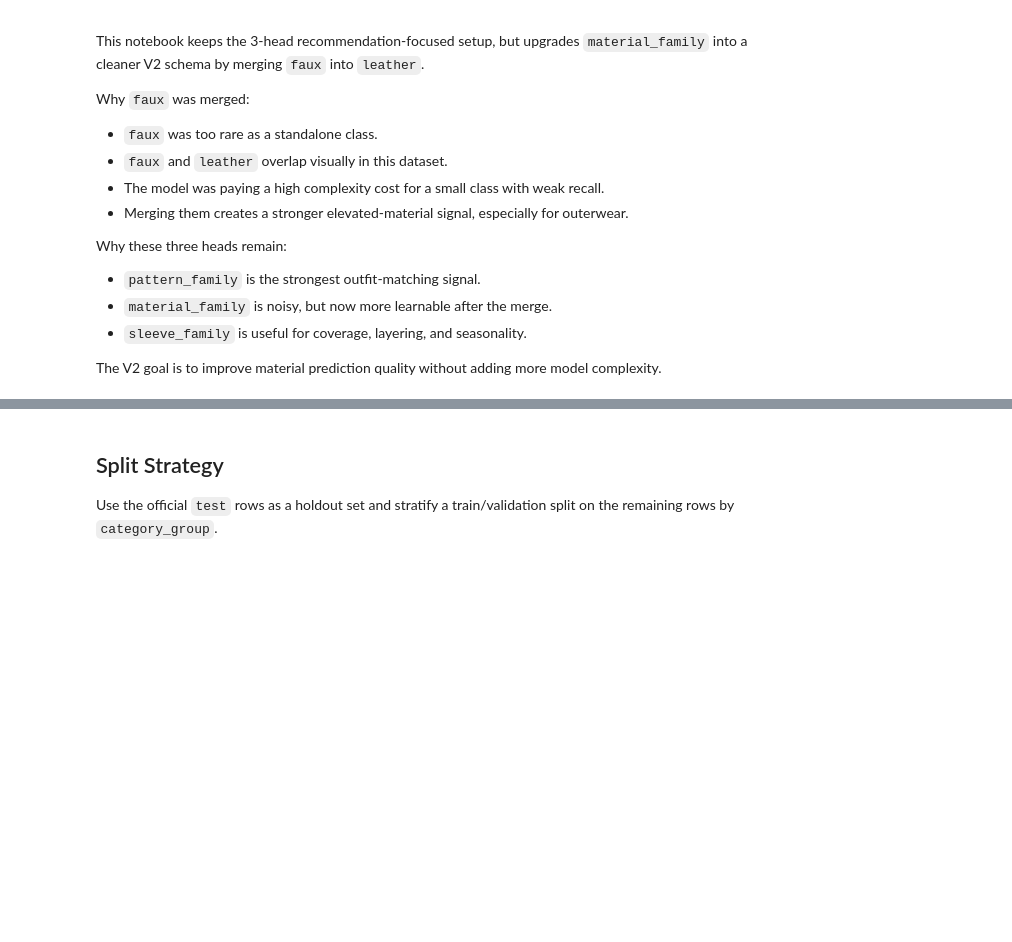
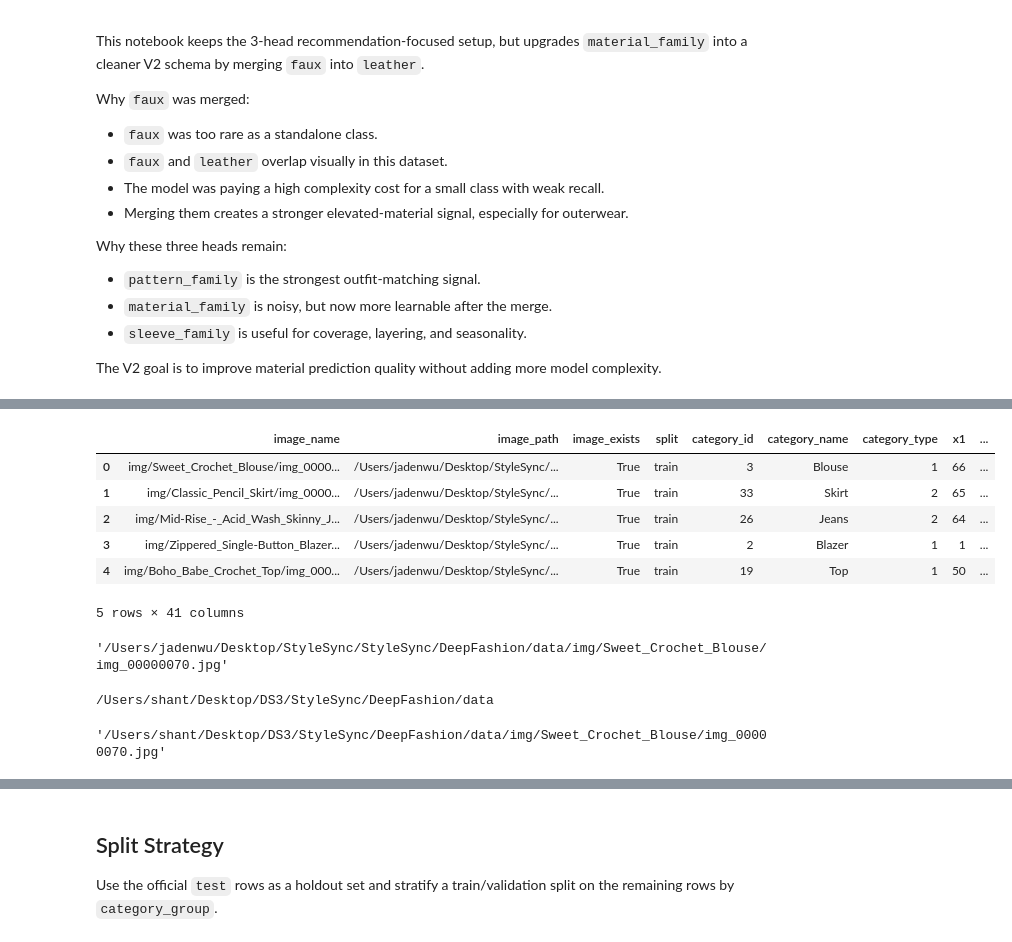
Before and after one commit to manasamaddi1/StyleSync, a Jupyter notebook: DeepFashion/attribute_modeling/model_b_v1/model_b_v1_training.ipynb, the cells around one changed output, grey strips where cells are left out. Saved outputs shown, nothing was run; the diff lists cells and outputs as text; code cells hidden in the pictures; blank space fills up the shorter version.

```diff
--- a/DeepFashion/attribute_modeling/model_b_v1/model_b_v1_training.ipynb
+++ b/DeepFashion/attribute_modeling/model_b_v1/model_b_v1_training.ipynb
@@ -157,3 +197,29 @@ display(df[["image_name", "category_group"] + list(HEAD_SPECS.keys())].head())
+# %%
+#image paths have been hardcoded to jadens directory so I need to change that
+
+df.head()
+# %% [output]
+|  | image_name | image_path | image_exists | split | category_id | category_name | category_type | x1 | ... |
+| 0 | img/Sweet_Crochet_Blouse/img_0000... | /Users/jadenwu/Desktop/StyleSync/... | True | train | 3 | Blouse | 1 | 66 | ... |
+| 1 | img/Classic_Pencil_Skirt/img_0000... | /Users/jadenwu/Desktop/StyleSync/... | True | train | 33 | Skirt | 2 | 65 | ... |
+| 2 | img/Mid-Rise_-_Acid_Wash_Skinny_J... | /Users/jadenwu/Desktop/StyleSync/... | True | train | 26 | Jeans | 2 | 64 | ... |
+| 3 | img/Zippered_Single-Button_Blazer... | /Users/jadenwu/Desktop/StyleSync/... | True | train | 2 | Blazer | 1 | 1 | ... |
+| 4 | img/Boho_Babe_Crochet_Top/img_000... | /Users/jadenwu/Desktop/StyleSync/... | True | train | 19 | Top | 1 | 50 | ... |
+5 rows × 41 columns
+# %%
+df['image_path'][0]
+# %% [output]
+'/Users/jadenwu/Desktop/StyleSync/StyleSync/DeepFashion/data/img/Sweet_Crochet_Blouse/img_00000070.jpg'
+# %%
+IMAGE_ROOT = DEEPFASHION_ROOT / "data"
+print(IMAGE_ROOT)
+# %% [output]
+/Users/shant/Desktop/DS3/StyleSync/DeepFashion/data
+# %%
+df["image_path"] = df["image_name"].apply(lambda name: str(IMAGE_ROOT / name))
+df["image_path"][0]
+# %% [output]
+'/Users/shant/Desktop/DS3/StyleSync/DeepFashion/data/img/Sweet_Crochet_Blouse/img_00000070.jpg'
 # %%
 for head, labels in HEAD_SPECS.items():
     applicable_mask = df["category_group"].map(lambda category: head in CATEGORY_HEADS[category])
```
Also changed, not shown: parts of 13 cells of this notebook.
